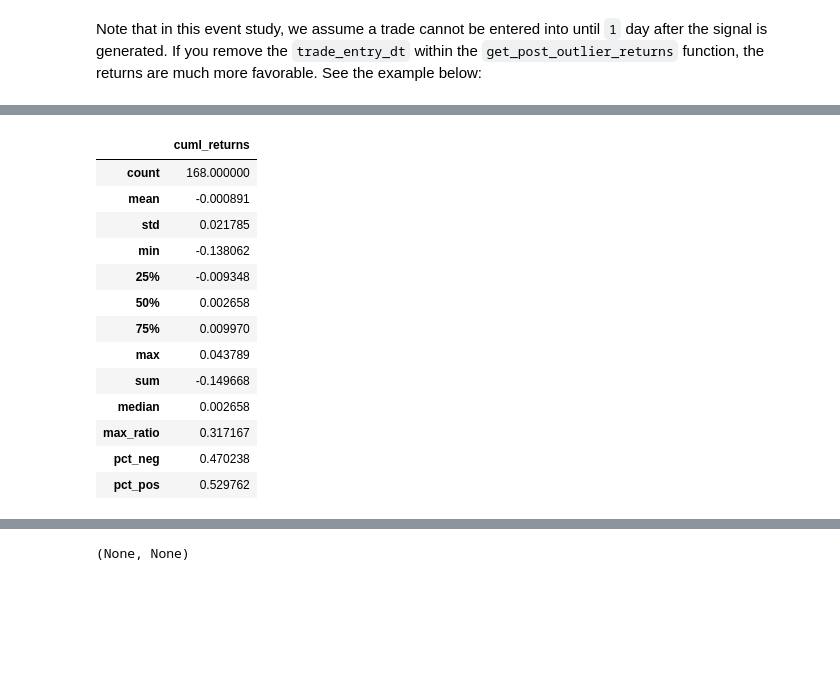
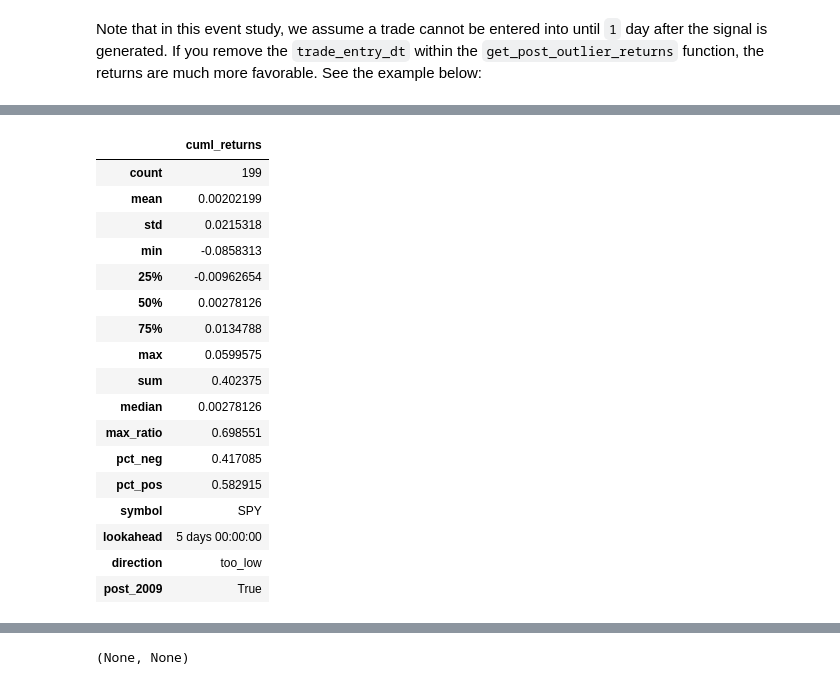
Before and after one commit to BlackArbsCEO/mixture_model_trading_public, a Jupyter notebook: notebooks/03. Strategy Research.ipynb, the cells around one changed output, grey strips where cells are left out. Drawn from its saved outputs; the diff is of its cells as text; code cells hidden in the pictures; blank space fills up the shorter version.

```diff
--- a/notebooks/03. Strategy Design.ipynb
+++ b/notebooks/03. Strategy Research.ipynb
@@ -439,8 +433,6 @@ def make_ic_series(list_of_tups, name=None):
 
 np.random.seed(0)
 
-sym='SPY'
-s = rdf[sym].copy()
 _X = s.reshape(-1, 1)
 
 n_components = np.arange(1,20)
@@ -455,12 +447,16 @@ for n in n_components:
 bics = make_ic_series(bics, 'bic')
 aics = make_ic_series(aics, 'aic')
 
-plt.plot(n_components, bics.values, color=blue, label=f'BIC min = {np.argmin(bics)}')
+bic_optimal_n = np.argmin(bics)
+aic_optimal_n = np.argmin(aics)
+
+plt.plot(n_components, bics.values, color=blue, label=f'BIC min = {bic_optimal_n}')
 plt.axvline(np.argmin(bics), color=blue)
 
-plt.plot(n_components, aics.values, color=red, label=f'AIC min = {np.argmin(aics)}')
+plt.plot(n_components, aics.values, color=red, label=f'AIC min = {aic_optimal_n}')
 plt.axvline(np.argmin(aics), color=red)
 
 plt.legend(loc='best')
 plt.xlabel('n_components');
+plt.savefig(PurePath(viz_dir / f'{sym}_aic_bic_optimal_choice.png').as_posix(), **savefig_kwds)
 # %% [output]
@@ -473,8 +469,8 @@ Wall time: 1min 46s
 np.random.seed(0)
 
 lookback = 252 * 1
-n_components = 4 # experiment
-n_split = (len(s) - 1) #// 3 # save time
+n_components = bic_optimal_n # experiment
+n_split = (len(s) - 1) #
 
 tscv = TimeSeriesSplit(n_splits=n_split, max_train_size=lookback)
 
@@ -614,13 +607,34 @@ None
 # %%
-def sdescribe(df):
+def sdescribe(df, sym, look, direction, post_2009=False):
+    """fn: custom describe function for tracking results of event study
+
+    # args
+        df: pd.DataFrame()
+        sym: str(), asset symbol
+        look: pd.TimeDelta(), int(), float()
+            lookahead period for computing forward returns
+        direction: str(), ('too_low', 'too_high')
+            outlier classification
+        post_2009: bool(),
+            flag indicating if returns are all inclusive or
+            post 2009 only
+
+    # returns
+        t: pd.DataFrame()
+    """
     t = df.describe().copy()
     t.loc['sum'] = df.sum().values[0]
     t.loc['median'] = df.median().values[0]
     t.loc['max_ratio'] = t.loc['max'].abs() / t.loc['min'].abs()
     t.loc['pct_neg'] = df.query('cuml_returns < 0').shape[0] / df.shape[0]
     t.loc['pct_pos'] = 1 - t.loc['pct_neg']
+    t.loc['symbol'] = sym
+    t.loc['lookahead'] = look
+    t.loc['direction'] = direction
+    t.loc['post_2009'] = post_2009
     return t
 
-display(sdescribe(too_low_returns)), display(sdescribe(too_high_returns))
+tl_args = (sym, lookahead, 'too_low'); th_args = (sym, lookahead, 'too_high')
+display(sdescribe(too_low_returns, *tl_args)), display(sdescribe(too_high_returns, *th_args))
 # %% [output]
 |  | cuml_returns |
@@ -655,19 +683,22 @@ display(sdescribe(too_low_returns)), display(sdescribe(too_high_returns))
 # %%
-
-display(sdescribe(too_low_returns.set_index('Dates').loc['2010':])), display(sdescribe(too_high_returns.set_index('Dates').loc['2010':]))
+display(sdescribe(too_low_returns.set_index('Dates').loc['2009':], *tl_args, post_2009=True)), display(sdescribe(too_high_returns.set_index('Dates').loc['2009':], *th_args, post_2009=True))
 # %% [output]
 |  | cuml_returns |
-| count | 168.000000 |
-| mean | -0.000891 |
-| std | 0.021785 |
-| min | -0.138062 |
-| 25% | -0.009348 |
-| 50% | 0.002658 |
-| 75% | 0.009970 |
-| max | 0.043789 |
-| sum | -0.149668 |
-| median | 0.002658 |
-| max_ratio | 0.317167 |
-| pct_neg | 0.470238 |
-| pct_pos | 0.529762 |
+| count | 199 |
+| mean | 0.00202199 |
+| std | 0.0215318 |
+| min | -0.0858313 |
+| 25% | -0.00962654 |
+| 50% | 0.00278126 |
+| 75% | 0.0134788 |
+| max | 0.0599575 |
+| sum | 0.402375 |
+| median | 0.00278126 |
+| max_ratio | 0.698551 |
+| pct_neg | 0.417085 |
+| pct_pos | 0.582915 |
+| symbol | SPY |
+| lookahead | 5 days 00:00:00 |
+| direction | too_low |
+| post_2009 | True |
 |  | cuml_returns |
```
Also changed, not shown: parts of 41 cells of this notebook, 15 other files.
